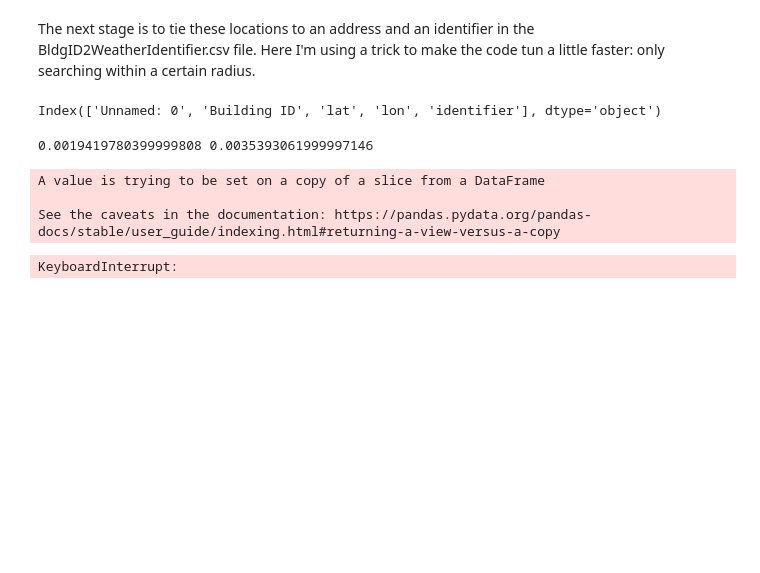
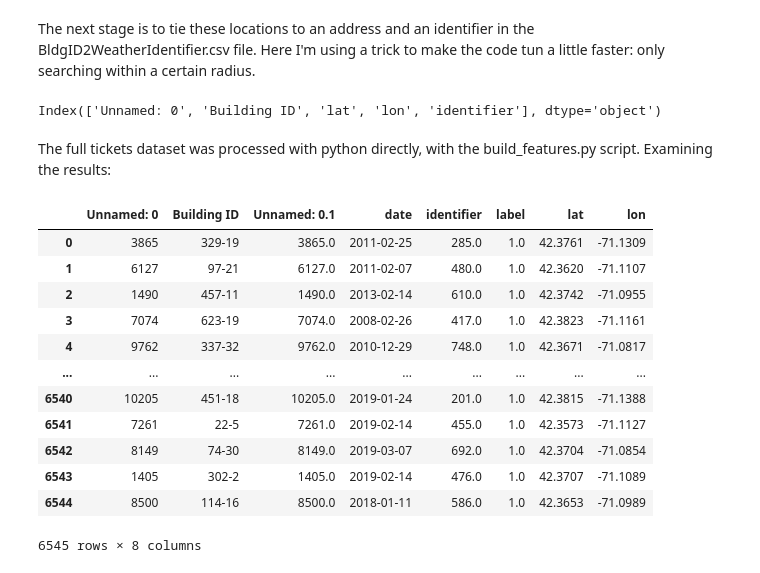
Before and after one commit to nbechor/SlipperySlope, a Jupyter notebook: notebooks/Notebook2ConnectingBuildingIDWithComplaintsAndTicketDataSets.ipynb, the cells around one changed output. Cells and saved outputs as stored; diff of their text form; code cells hidden in the pictures; blank space fills up the shorter version.

```diff
--- a/notebooks/Notebook2ConnectingBuildingIDWithComplaintsAndTicketDataSets.ipynb
+++ b/notebooks/Notebook2ConnectingBuildingIDWithComplaintsAndTicketDataSets.ipynb
@@ -104,13 +106,13 @@ identifierLocation.keys()
 Index(['Unnamed: 0', 'Building ID', 'lat', 'lon', 'identifier'], dtype='object')
 # %%
 # running over the tickets, cutting part of the identifierLocation DataaFrame close to each
-# ticket location, and finding the closest match building wise:
+# ticket location, and finding the closest match building wise (first 10 tickets, rest in code):
 
 lat_radius=abs(tickets['lat'].min()-tickets['lat'].max())/25
 lon_radius = abs(tickets['lon'].min()-tickets['lon'].max())/25
 
 tickets_feature = pd.DataFrame()
-for i in range(0,tickets.shape[0]):
+for i in range(0,10):
     lat = tickets['lat'].iloc[i]
     lon = tickets['lon'].iloc[i]
     minLat = lat-lat_radius
@@ -127,10 +129,24 @@ for i in range(0,tickets.shape[0]):
     nearestBuildingIloc = find_nearest_building(df,lat,lon)
     tmp = df.iloc[nearestBuildingIloc]
     tmp['date'] = tickets['OFFENSE DATE'].iloc[i]
-    tickets_feature = pd.concat([tickets_feature,tmp])
+    tickets_feature = tickets_feature.append(tmp)
-# %% [output]
-0.0019419780399999808 0.0035393061999997146
-A value is trying to be set on a copy of a slice from a DataFrame
-
-See the caveats in the documentation: https://pandas.pydata.org/pandas-docs/stable/user_guide/indexing.html#returning-a-view-versus-a-copy
-KeyboardInterrupt:
+# %% [markdown]
+The full tickets dataset was processed with python directly, with the build_features.py script. Examining the results:
+# %%
+tickets_feature=pd.read_csv('/Users/nbechor/Insight/SlipperySlope/data/interim/tickets_label.csv')
+# %%
+tickets_feature
+# %% [output]
+|  | Unnamed: 0 | Building ID | Unnamed: 0.1 | date | identifier | label | lat | lon |
+| 0 | 3865 | 329-19 | 3865.0 | 2011-02-25 | 285.0 | 1.0 | 42.3761 | -71.1309 |
+| 1 | 6127 | 97-21 | 6127.0 | 2011-02-07 | 480.0 | 1.0 | 42.3620 | -71.1107 |
+| 2 | 1490 | 457-11 | 1490.0 | 2013-02-14 | 610.0 | 1.0 | 42.3742 | -71.0955 |
+| 3 | 7074 | 623-19 | 7074.0 | 2008-02-26 | 417.0 | 1.0 | 42.3823 | -71.1161 |
+| 4 | 9762 | 337-32 | 9762.0 | 2010-12-29 | 748.0 | 1.0 | 42.3671 | -71.0817 |
+| ... | ... | ... | ... | ... | ... | ... | ... | ... |
+| 6540 | 10205 | 451-18 | 10205.0 | 2019-01-24 | 201.0 | 1.0 | 42.3815 | -71.1388 |
+| 6541 | 7261 | 22-5 | 7261.0 | 2019-02-14 | 455.0 | 1.0 | 42.3573 | -71.1127 |
+| 6542 | 8149 | 74-30 | 8149.0 | 2019-03-07 | 692.0 | 1.0 | 42.3704 | -71.0854 |
+| 6543 | 1405 | 302-2 | 1405.0 | 2019-02-14 | 476.0 | 1.0 | 42.3707 | -71.1089 |
+| 6544 | 8500 | 114-16 | 8500.0 | 2018-01-11 | 586.0 | 1.0 | 42.3653 | -71.0989 |
+6545 rows × 8 columns
```
Also changed, not shown: parts of 20 cells of this notebook, 12 other files.
